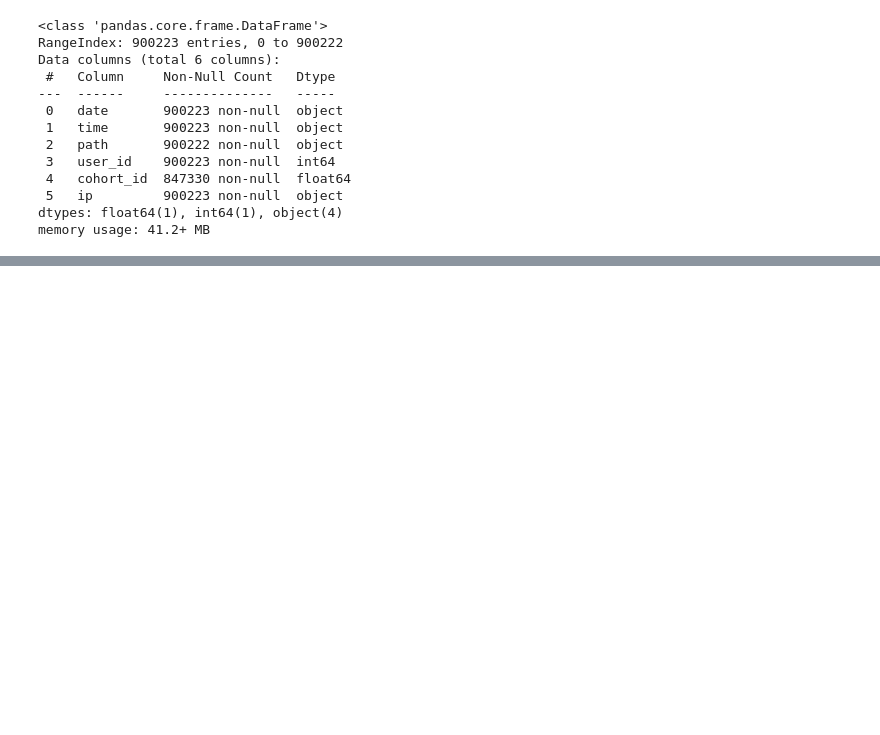
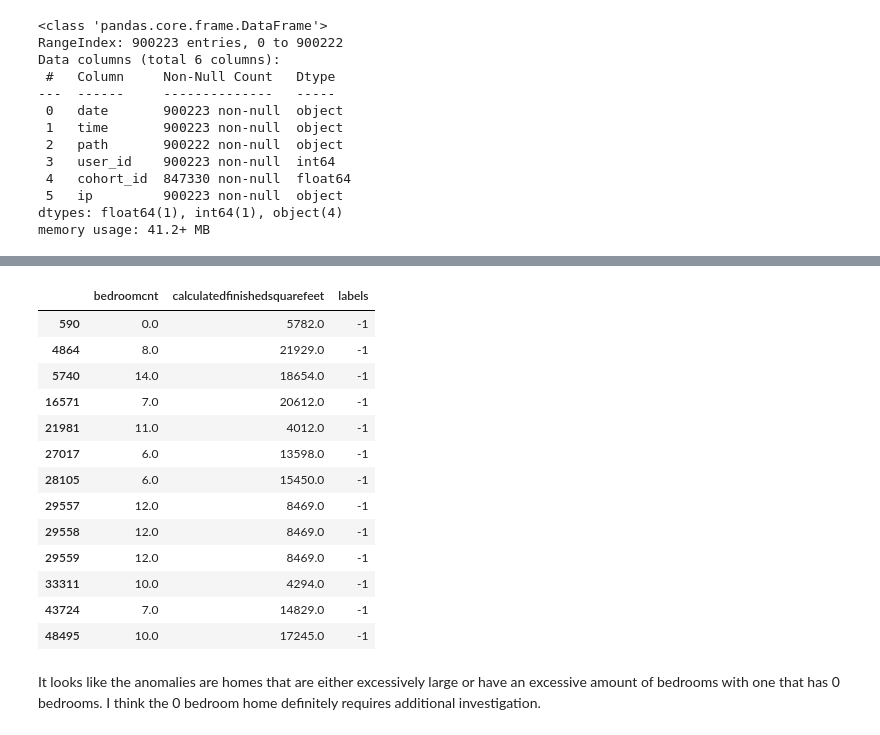
Before and after one commit to alegarcia-dev/anomaly-detection-exercises, a Jupyter notebook: clustering_anomaly_detection.ipynb, the cells around one changed output, grey strips where cells are left out. Saved outputs shown, nothing was run; the diff lists cells and outputs as text; code cells hidden in the pictures; blank space fills up the shorter version.

```diff
--- a/clustering_anomaly_detection.ipynb
+++ b/clustering_anomaly_detection.ipynb
@@ -117,0 +258,20 @@ memory usage: 41.2+ MB
+# %%
+# Let's see the rows that were labeled as anomalies.
+zillow[zillow.labels == -1]
+# %% [output]
+|  | bedroomcnt | calculatedfinishedsquarefeet | labels |
+| 590 | 0.0 | 5782.0 | -1 |
+| 4864 | 8.0 | 21929.0 | -1 |
+| 5740 | 14.0 | 18654.0 | -1 |
+| 16571 | 7.0 | 20612.0 | -1 |
+| 21981 | 11.0 | 4012.0 | -1 |
+| 27017 | 6.0 | 13598.0 | -1 |
+| 28105 | 6.0 | 15450.0 | -1 |
+| 29557 | 12.0 | 8469.0 | -1 |
+| 29558 | 12.0 | 8469.0 | -1 |
+| 29559 | 12.0 | 8469.0 | -1 |
+| 33311 | 10.0 | 4294.0 | -1 |
+| 43724 | 7.0 | 14829.0 | -1 |
+| 48495 | 10.0 | 17245.0 | -1 |
+# %% [markdown]
+It looks like the anomalies are homes that are either excessively large or have an excessive amount of bedrooms with one that has 0 bedrooms. I think the 0 bedroom home definitely requires additional investigation.
```
Also changed, not shown: parts of 15 cells of this notebook.
